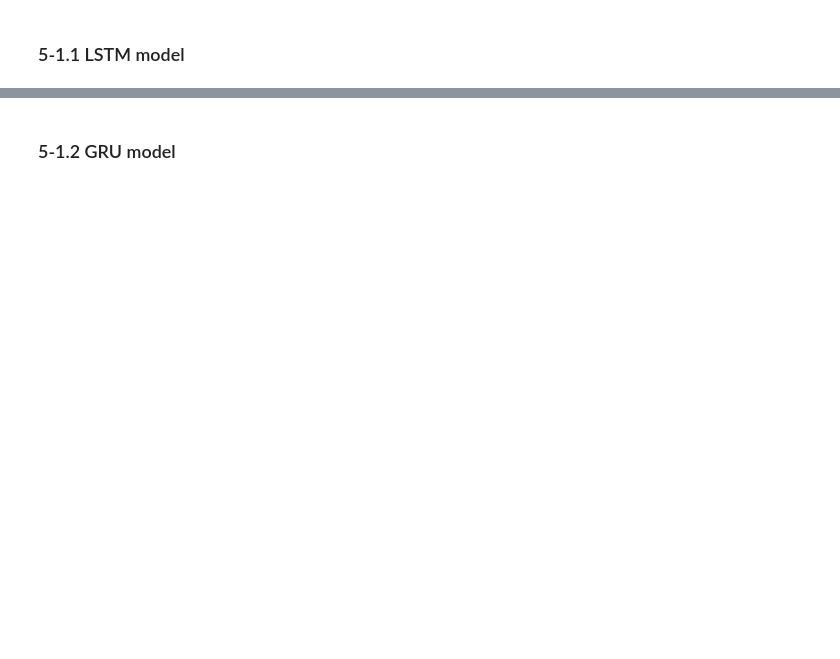
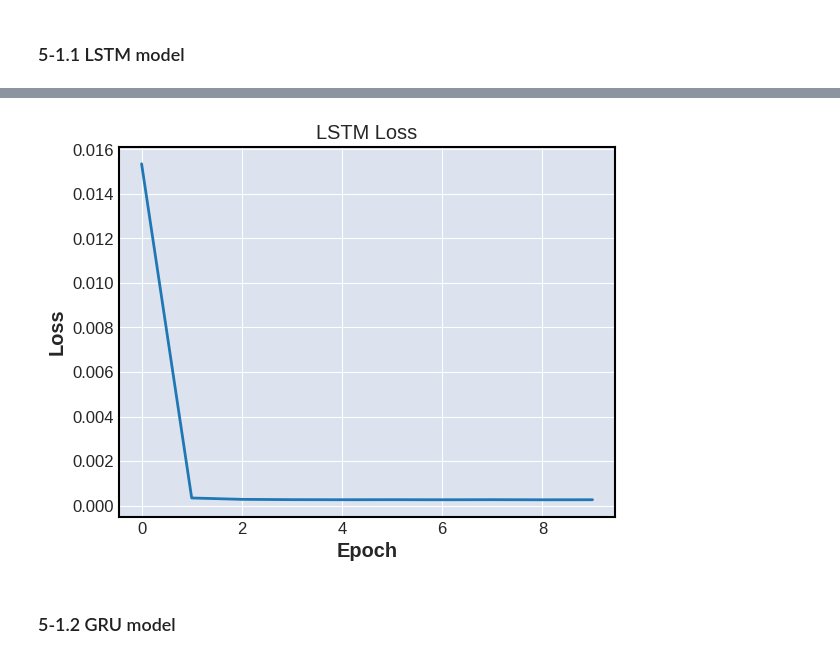
Before and after one commit to pooyaaf/Neural-Networks-Deep-Learning, a Jupyter notebook: Homework/HomeWork4/NNDL_HW4/Q1/Question_1_Time_series_prediction.ipynb, the cells around one changed output, grey strips where cells are left out. Drawn from its saved outputs; the diff is of its cells as text; code cells hidden in the pictures; blank space fills up the shorter version.

```diff
--- a/Homework/HomeWork4/NNDL_HW4/Q1/Question_1_Time_series_prediction.ipynb
+++ b/Homework/HomeWork4/NNDL_HW4/Q1/Question_1_Time_series_prediction.ipynb
@@ -424,7 +424,7 @@ from sklearn.preprocessing import MinMaxScaler
 
 scaler = MinMaxScaler()
 x_tickers_sp500_normalized = [scaler.fit_transform(array) for array in x_tickers_sp500]
-y_tickers_sp500_normalized = [scaler.fit_transform(array) for array in y_tickers_sp500]
+y_tickers_sp500_normalized = [scaler.fit_transform(array.reshape(-1, 1)) for array in y_tickers_sp500]
 print("Length of y_tickers_sp500[0]:", len(y_tickers_sp500_normalized[0]))
 print("Length of x_tickers_sp500[0]:", len(x_tickers_sp500_normalized[0]))
 # %% [output]
@@ -521,2 +516,0 @@ WARNING:tensorflow:Layer lstm_22 will not use cuDNN kernels since it doesn't mee
-# %%
-model.fit(x_train, y_train, epochs=10, verbose=1)
@@ -544,0 +519,7 @@ Epoch 10/10
+# %%
+def plot_loss(history, model_name):
+  plt.plot(history.history['loss'])
+  plt.title(f'{model_name} Loss')
+  plt.xlabel('Epoch')
+  plt.ylabel('Loss')
+  plt.show()
@@ -544,0 +545,12 @@ Epoch 10/10
+# %%
+lstm_model = Sequential()
+lstm_model.add(LSTM(units=50, return_sequences = True, activation='tanh', input_shape=input_shape))
+lstm_model.add(LSTM(units=50, activation='tanh'))
+lstm_model.add(Dense(units=1))
+
+lstm_model.compile(optimizer='adam', loss='mse')
+
+lstm_history = lstm_model.fit(x_train, y_train, epochs=10, batch_size = 150)
+
+plot_loss(lstm_history, 'LSTM')
+# %% [output]
@@ -545,3 +577,4 @@ Epoch 10/10
+[figure, added]
 # %% [markdown]
 ### 5-1.2 GRU model
 # %%
```
Also changed, not shown: parts of 41 cells of this notebook.
